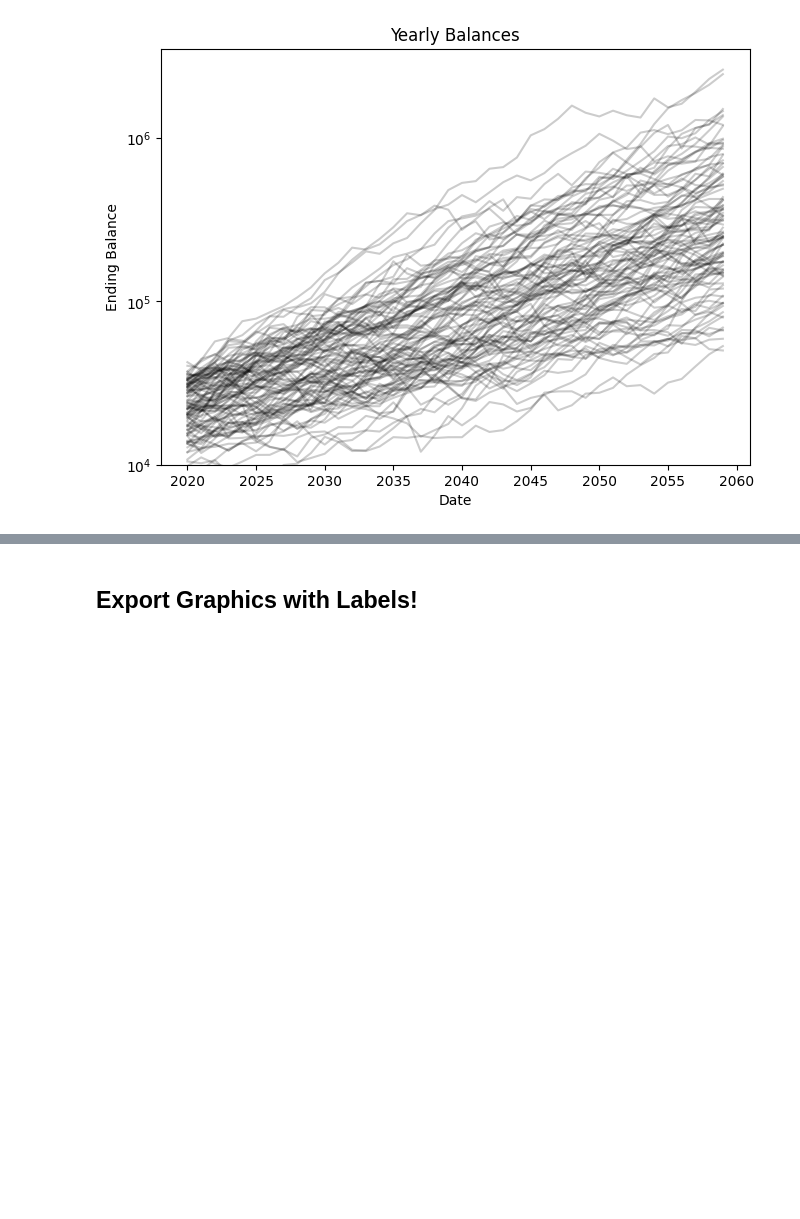
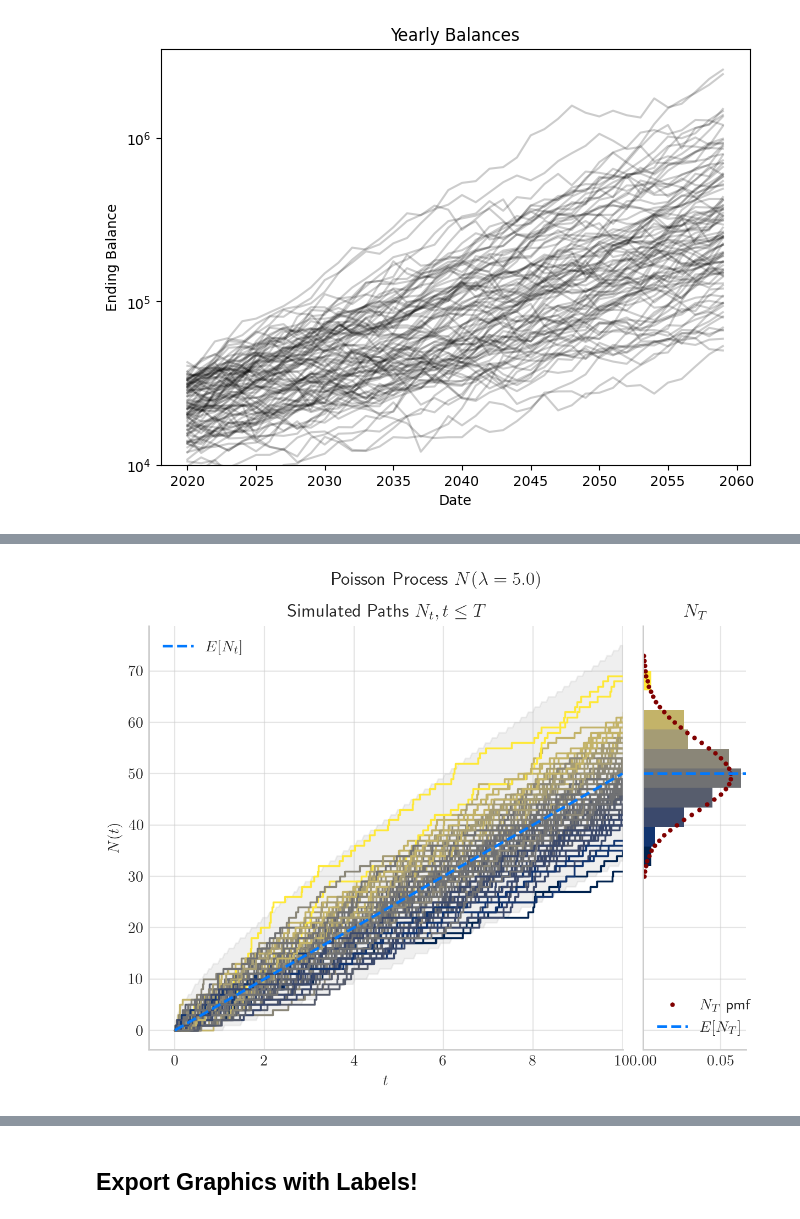
Before and after one commit to Gabriel-vzh2vs/Modelling-And-Simulation-Public-Release, a Jupyter notebook: Chapter_Lab/hidden-lab-graphics.ipynb, the cells around one changed output, grey strips where cells are left out. Drawn from its saved outputs; the diff is of its cells as text; code cells hidden in the pictures; blank space fills up the shorter version.

Commit message:
Preparing Seperation of Theory from Prelab 8 - also added graphics

```diff
--- a/Chapter_Lab/hidden-lab-graphics.ipynb
+++ b/Chapter_Lab/hidden-lab-graphics.ipynb
@@ -509,0 +532,21 @@ Simulation complete! Runtime: 0:00:07.567820
+# %%
+"""
+Simulation of a Poisson Process
+
+This graphic shows the different trials for a Poisson Process, and
+how they converge into what we see as a Poisson variate in a simulation.
+
+Based on:
+Dialid Santiago's work in Aleatory which is MIT licensed.
+
+"""
+from aleatory.processes import PoissonProcess
+
+p = PoissonProcess(rate=5.0)
+
+# pp = PoissonProcess()
+# paths = pp.simulate(n=100, N=10)
+
+fig_poissonProcess = p.draw(N=100, T=10.0, colormap="cividis", figsize=(7, 5), envelope=True)
+# %% [output]
+[figure, added]
```
Also changed, not shown: parts of 6 cells of this notebook, 1 other file.
